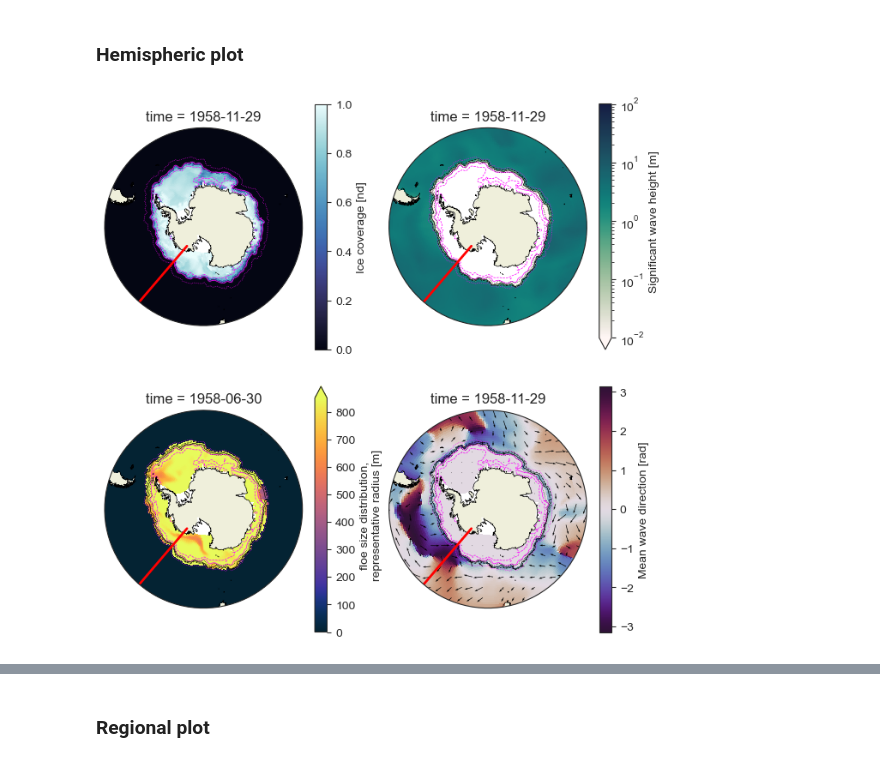
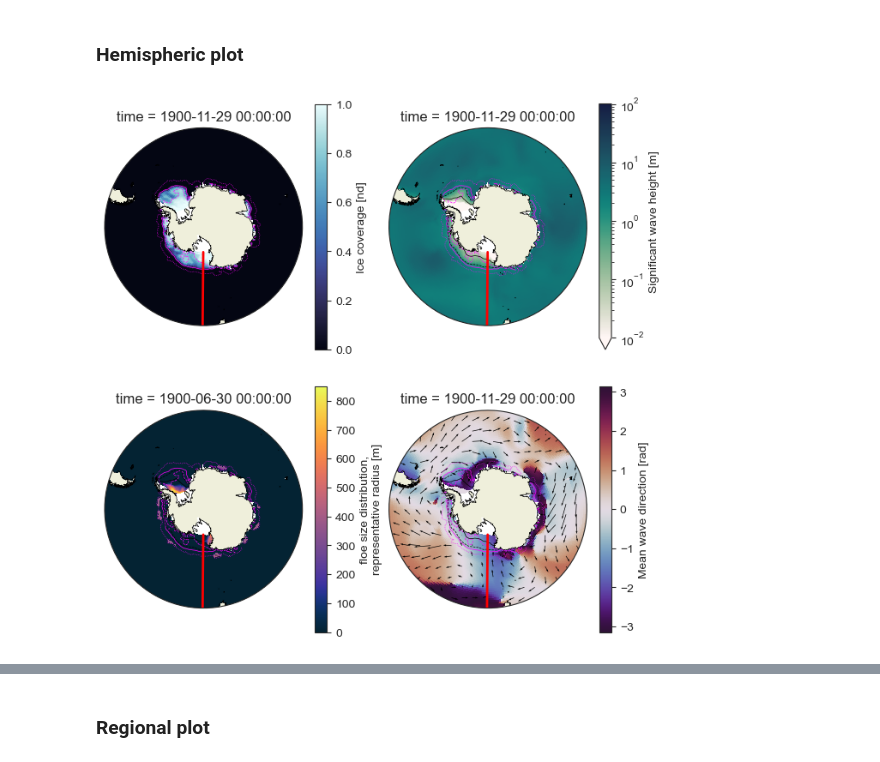
Before and after one commit to NoahDay/access-om3-analysis, a Jupyter notebook: Attenuation_Assessment.ipynb, the cells around one changed output, grey strips where cells are left out. Cells and saved outputs as stored; diff of their text form; code cells hidden in the pictures.

```diff
--- a/Attenuation_Assessment.ipynb
+++ b/Attenuation_Assessment.ipynb
@@ -102,7 +99,7 @@ Hosting the HTTP server on port 37877 instead
 # %%
 
 esm_datastore = intake.open_esm_datastore(
-    f"./{EXPT}.json",
+    f"./{datastore_name}",
     columns_with_iterables=[
             "variable",
             "variable_long_name",
@@ -196,10 +193,16 @@ Coordinates:
 # %%
 # %load_ext rich
 ds_ww3 = esm_datastore.search(variable=["EF", "HS", "THM", "ICE", "ICEF", "ICEH"], require_all_on="path").to_dask()
-if run_dir == "archive":
-    ds_grid_ww3 = xr.open_dataset(f"/scratch/ps29/nd0349/access-om3/{run_dir}/{EXPT}/output000/access-om3.ww3.hi.1958-01-02-00000.nc").isel(time=slice(0,365))
-elif run_dir == "work":
-    ds_grid_ww3 = xr.open_dataset(f"/scratch/ps29/nd0349/access-om3/{run_dir}/{EXPT}/access-om3.ww3.hi.1958-01-02-00000.nc").isel(time=slice(0,365))
+if directory == "archive":
+    if iaf:
+        ds_grid_ww3 = xr.open_dataset(f"/scratch/ps29/nd0349/access-om3/{directory}/{experiment}/output000/access-om3.ww3.hi.1958-01-02-00000.nc").isel(time=slice(0,365))
+    else:
+        ds_grid_ww3 = xr.open_dataset(f"/scratch/ps29/nd0349/access-om3/{directory}/{experiment}/output000/access-om3.ww3.hi.1900-01-02-00000.nc")
+elif directory == "work":
+    if iaf:
+        ds_grid_ww3 = xr.open_dataset(f"/scratch/ps29/nd0349/access-om3/{directory}/{experiment}/access-om3.ww3.hi.1958-01-02-00000.nc").isel(time=slice(0,365))
+    else:
+        ds_grid_ww3 = xr.open_dataset(f"/scratch/ps29/nd0349/access-om3/{directory}/{experiment}/access-om3.ww3.hi.1900-01-02-00000.nc")
 ds_ww3.coords['lon'] = ds_grid_ww3['lon']
 ds_ww3.coords['lat'] = ds_grid_ww3['lat']
 ds_ww3 = ds_ww3.assign_coords(lon=((ds_ww3['lon'] + 360) % 360))
@@ -247,7 +220,7 @@ esm_datastore.search(frequency='fx').unique().variable
 # %%
 hemisphere = "south"
 time_idx = 180
-nx_idx = 140
+nx_idx = 100
 
 # Slice time
 ds_plot = ds_ww3.isel(time=time_idx)
@@ -293,22 +266,22 @@ ds_plot["HS"].plot(
 cs = add_ice_contours(axes[1], ds_plot, hemisphere, projection)
 cs2 = add_swh_contours(axes[1], ds_plot, hemisphere, projection)
 
-if (ATTEN_OPT == "IC4M2") or (ATTEN_OPT == "IC4M6"):
-    settings = get_plot_settings("fsdrad")
-    ds_plot_cice["fsdrad"].plot(ax=axes[2], x="TLON", y="TLAT",
-                        cmap=settings.get("cmap"),
-                        vmin=settings.get("vmin"),
-                        vmax=settings.get("vmax"),
-                        transform=ccrs.PlateCarree(),
-    )
-else:
-    ds_plot["ICEF"].plot(ax=axes[2], x="lon", y="lat",
-                          # cmap=settings.get("cmap"),
-                          # vmin=settings.get("vmin"),
-                          # vmax=settings.get("vmax"),
-                        cmap=cmo.tempo,
-                        transform=ccrs.PlateCarree(),
-    )
+# if (ATTEN_OPT == "IC4M2") or (ATTEN_OPT == "IC4M6"):
+settings = get_plot_settings("fsdrad")
+ds_plot_cice["fsdrad"].plot(ax=axes[2], x="TLON", y="TLAT",
+                    cmap=settings.get("cmap"),
+                    vmin=settings.get("vmin"),
+                    vmax=settings.get("vmax"),
+                    transform=ccrs.PlateCarree(),
+)
+# else:
+#     ds_plot["ICEF"].plot(ax=axes[2], x="lon", y="lat",
+#                           # cmap=settings.get("cmap"),
+#                           # vmin=settings.get("vmin"),
+#                           # vmax=settings.get("vmax"),
+#                         cmap=cmo.tempo,
+#                         transform=ccrs.PlateCarree(),
+#     )
 
 cs = add_ice_contours(axes[2], ds_plot, hemisphere, projection)
 cs2 = add_swh_contours(axes[2], ds_plot, hemisphere, projection)
@@ -331,36 +304,32 @@ ds_plot["THM"].plot(ax=axes[3], x="lon", y="lat",
                     cmap='twilight_shifted',
                     transform=ccrs.PlateCarree()
 )
 
 # Overlay quivers
 axes[3].quiver(lon_quiver, lat_quiver, U_quiver, V_quiver,
                transform=ccrs.PlateCarree(),
                scale=100, regrid_shape=20, color='k')
 
 cs = add_ice_contours(axes[3], ds_plot, hemisphere, projection)
 cs2 = add_swh_contours(axes[3], ds_plot, hemisphere, projection)
 
 # # Add coastlines and grid
 # ax.coastlines()
 # ax.gridlines(draw_labels=False, linestyle="--", alpha=0.5)
 
 # --- Add red line at nx_idx ---
 # If nx is an index along longitude:
 lats = ds_plot["lat"].isel(nx=nx_idx)
 lons = ds_plot["lon"].isel(nx=nx_idx)
 
 for ax in axes:
     ax.plot(
         lons, lats,
         color="red",
         linewidth=2,
         transform=ccrs.PlateCarree(),
         label=f"nx={nx_idx}"
     )
-    # ax.legend()
-
-# plt.legend()
-# plt.show()
 # %% [output]
-[figure, old version]
+[figure, new version]
 # %%
```
Also changed, not shown: parts of 48 cells of this notebook, 4 other files.
